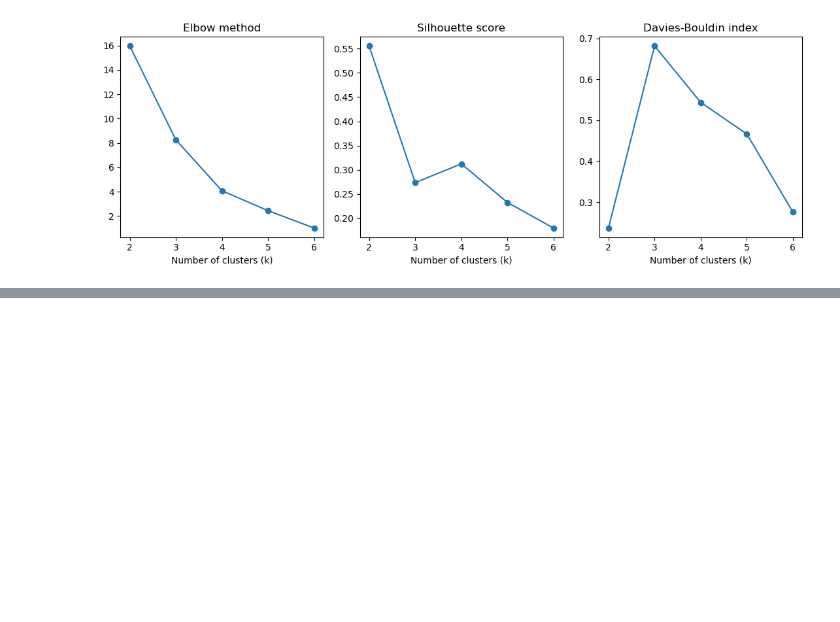
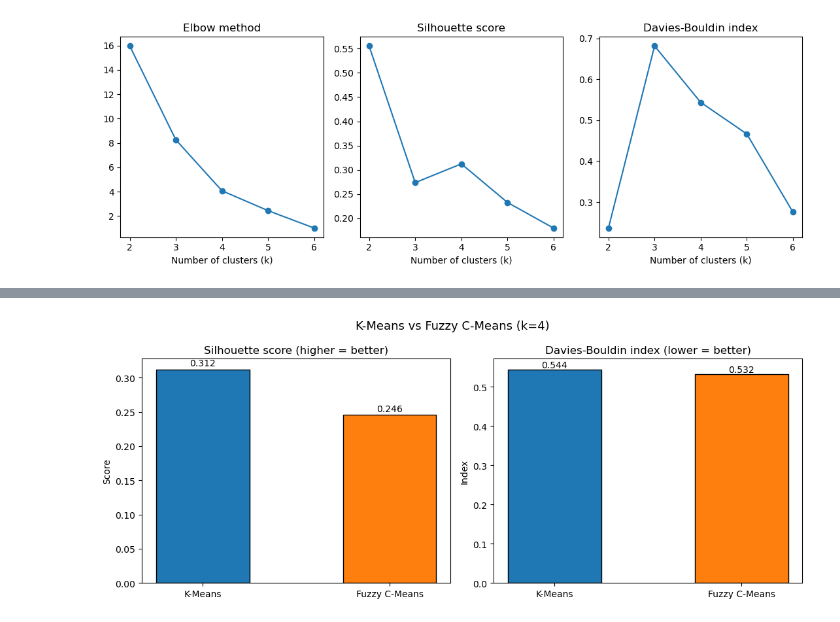
Before and after one commit to duntski/CA1_2026081, a Jupyter notebook: Dulamsuren_Tsamba_CA1_MLforBis_HDip.ipynb, the cells around one changed output, grey strips where cells are left out. Saved outputs shown, nothing was run; the diff lists cells and outputs as text; code cells hidden in the pictures; blank space fills up the shorter version.

Commit message:
Compare K-Means and Fuzzy C-Means
Compared K-Means and Fuzzy C-Means using silhouette and Davies-Bouldin

```diff
--- a/Dulamsuren_Tsamba_CA1_MLforBis_HDip.ipynb
+++ b/Dulamsuren_Tsamba_CA1_MLforBis_HDip.ipynb
@@ -237,0 +281,35 @@ plt.show()
+# %%
+# Visualize the comparison
+# Values taken from the comparison table
+algorithms = comparison["Algorithm"].tolist()
+sil_values = comparison["Silhouette (higher = better)"].tolist()
+dbi_values = comparison["Davies-Bouldin (lower = better)"].tolist()
+
+x = np.arange(len(algorithms))
+colours = ["tab:blue", "tab:orange"]
+
+fig, axes = plt.subplots(1, 2, figsize=(11, 4.5))
+
+# Left: Silhouette score (higher is better)
+bars = axes[0].bar(x, sil_values, color=colours, edgecolor="black", width=0.5)
+axes[0].set_xticks(x)
+axes[0].set_xticklabels(algorithms)
+axes[0].set_title("Silhouette score (higher = better)")
+axes[0].set_ylabel("Score")
+for bar, v in zip(bars, sil_values):
+    axes[0].text(bar.get_x() + bar.get_width() / 2, v + 0.005, f"{v:.3f}", ha="center")
+
+# Right: Davies-Bouldin index (lower is better)
+bars = axes[1].bar(x, dbi_values, color=colours, edgecolor="black", width=0.5)
+axes[1].set_xticks(x)
+axes[1].set_xticklabels(algorithms)
+axes[1].set_title("Davies-Bouldin index (lower = better)")
+axes[1].set_ylabel("Index")
+for bar, v in zip(bars, dbi_values):
+    axes[1].text(bar.get_x() + bar.get_width() / 2, v + 0.005, f"{v:.3f}", ha="center")
+
+plt.suptitle(f"K-Means vs Fuzzy C-Means (k={n_clusters})", fontsize=13)
+plt.tight_layout()
+plt.show()
+# %% [output]
+[figure, added]
```
Also changed, not shown: parts of 2 cells of this notebook.
